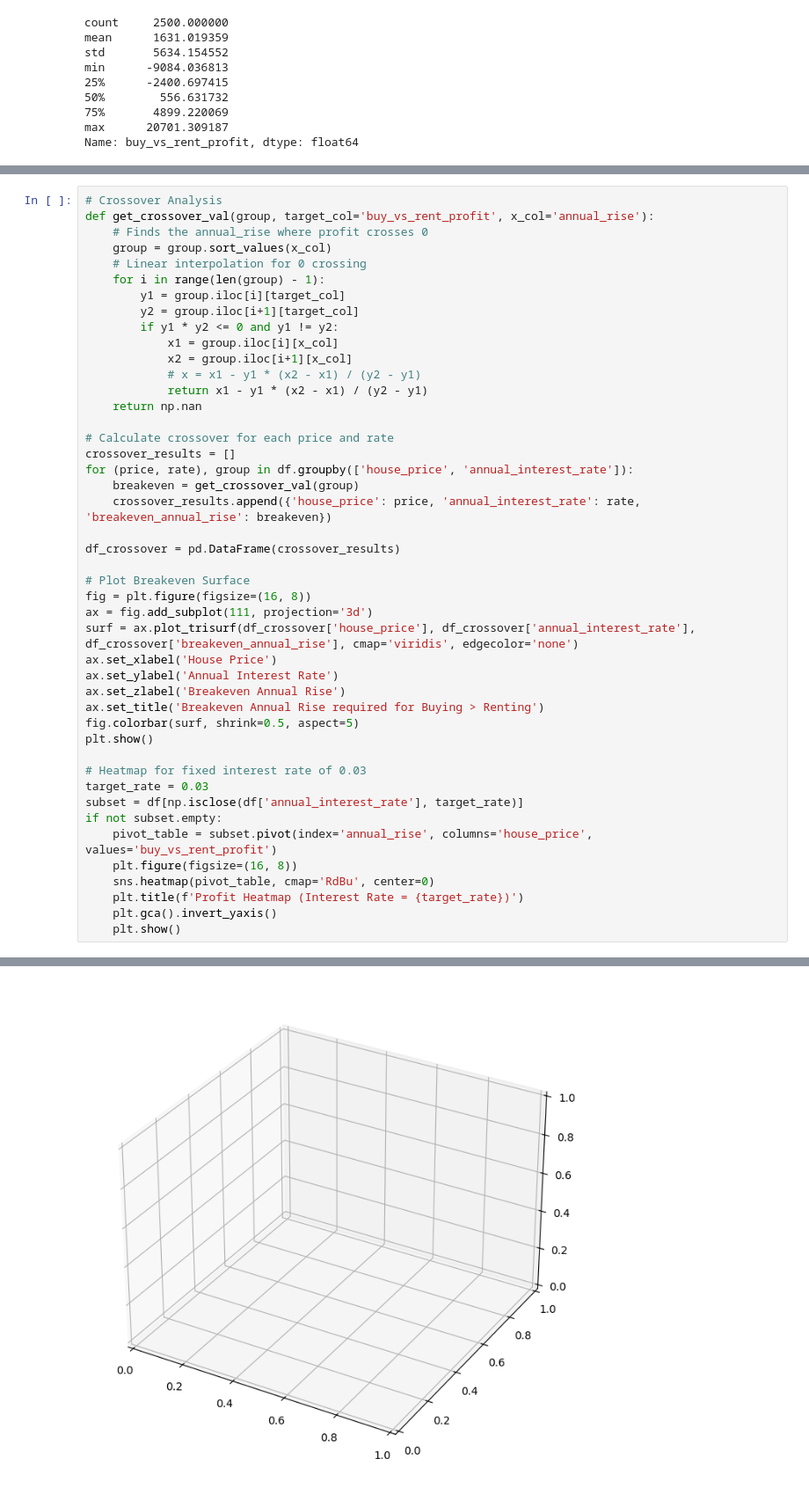
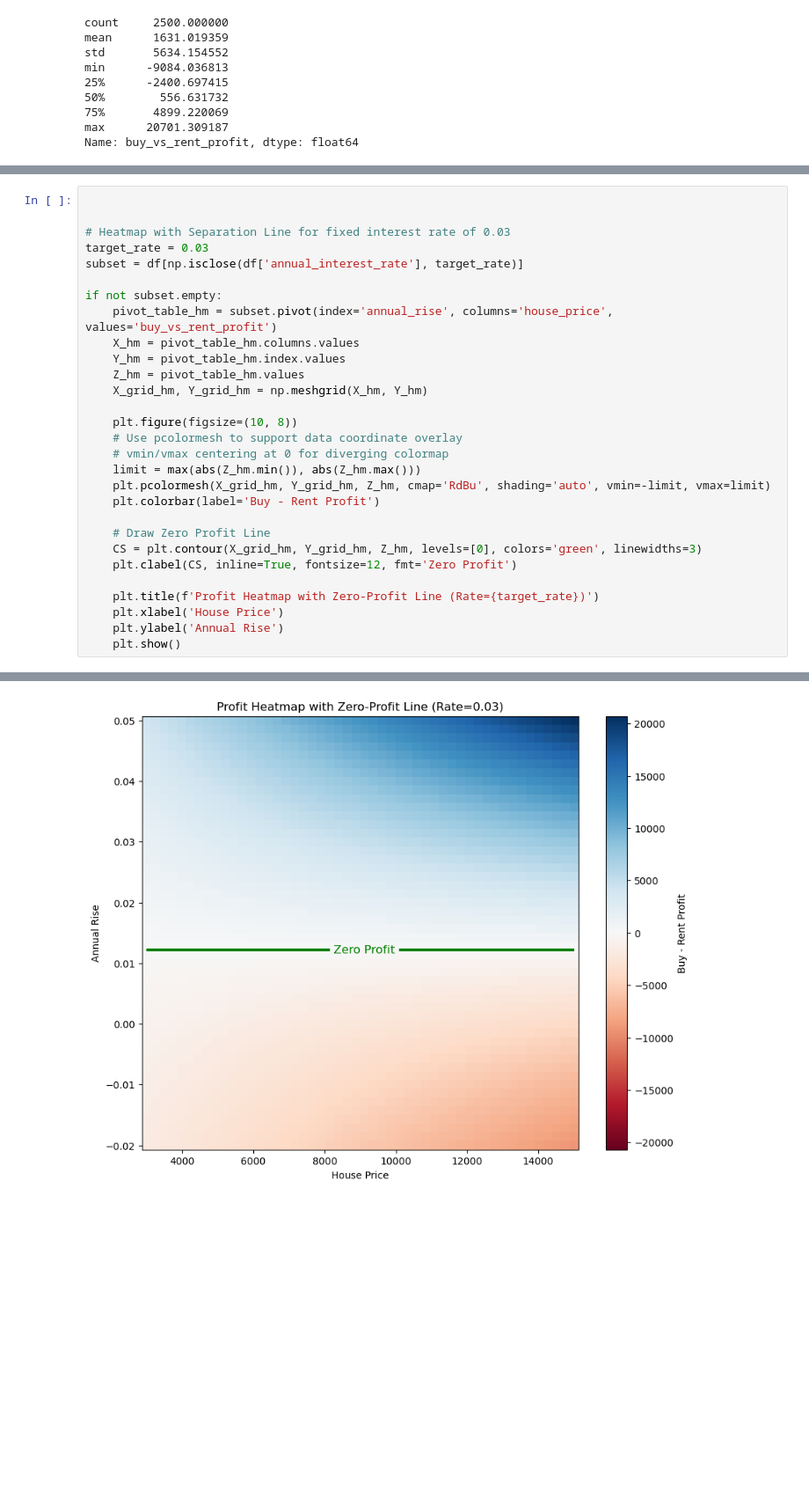
Before and after one commit to SJY-14/Modeling, a Jupyter notebook: housing.ipynb, the cells around one changed output, grey strips where cells are left out. Shown at 88% size. Cells and saved outputs as stored; diff of their text form; blank space fills up the shorter version.

Commit message:
Add function to draw contour for positive profit

```diff
--- a/housing.ipynb
+++ b/housing.ipynb
@@ -123,46 +121,30 @@ plt.show()
 # %%
-# Crossover Analysis
-def get_crossover_val(group, target_col='buy_vs_rent_profit', x_col='annual_rise'):
-    # Finds the annual_rise where profit crosses 0
-    group = group.sort_values(x_col)
-    # Linear interpolation for 0 crossing
-    for i in range(len(group) - 1):
-        y1 = group.iloc[i][target_col]
-        y2 = group.iloc[i+1][target_col]
-        if y1 * y2 <= 0 and y1 != y2:
-            x1 = group.iloc[i][x_col]
-            x2 = group.iloc[i+1][x_col]
-            # x = x1 - y1 * (x2 - x1) / (y2 - y1)
-            return x1 - y1 * (x2 - x1) / (y2 - y1)
-    return np.nan
 
-# Calculate crossover for each price and rate
-crossover_results = []
-for (price, rate), group in df.groupby(['house_price', 'annual_interest_rate']):
-    breakeven = get_crossover_val(group)
-    crossover_results.append({'house_price': price, 'annual_interest_rate': rate, 'breakeven_annual_rise': breakeven})
 
-df_crossover = pd.DataFrame(crossover_results)
-
-# Plot Breakeven Surface
-fig = plt.figure(figsize=(16, 8))
-ax = fig.add_subplot(111, projection='3d')
-surf = ax.plot_trisurf(df_crossover['house_price'], df_crossover['annual_interest_rate'], df_crossover['breakeven_annual_rise'], cmap='viridis', edgecolor='none')
-ax.set_xlabel('House Price')
-ax.set_ylabel('Annual Interest Rate')
-ax.set_zlabel('Breakeven Annual Rise')
-ax.set_title('Breakeven Annual Rise required for Buying > Renting')
-fig.colorbar(surf, shrink=0.5, aspect=5)
-plt.show()
-
-# Heatmap for fixed interest rate of 0.03
+# Heatmap with Separation Line for fixed interest rate of 0.03
 target_rate = 0.03
 subset = df[np.isclose(df['annual_interest_rate'], target_rate)]
+
 if not subset.empty:
-    pivot_table = subset.pivot(index='annual_rise', columns='house_price', values='buy_vs_rent_profit')
-    plt.figure(figsize=(16, 8))
-    sns.heatmap(pivot_table, cmap='RdBu', center=0)
-    plt.title(f'Profit Heatmap (Interest Rate = {target_rate})')
-    plt.gca().invert_yaxis()
+    pivot_table_hm = subset.pivot(index='annual_rise', columns='house_price', values='buy_vs_rent_profit')
+    X_hm = pivot_table_hm.columns.values
+    Y_hm = pivot_table_hm.index.values
+    Z_hm = pivot_table_hm.values
+    X_grid_hm, Y_grid_hm = np.meshgrid(X_hm, Y_hm)
+
+    plt.figure(figsize=(10, 8))
+    # Use pcolormesh to support data coordinate overlay
+    # vmin/vmax centering at 0 for diverging colormap
+    limit = max(abs(Z_hm.min()), abs(Z_hm.max()))
+    plt.pcolormesh(X_grid_hm, Y_grid_hm, Z_hm, cmap='RdBu', shading='auto', vmin=-limit, vmax=limit)
+    plt.colorbar(label='Buy - Rent Profit')
+
+    # Draw Zero Profit Line
+    CS = plt.contour(X_grid_hm, Y_grid_hm, Z_hm, levels=[0], colors='green', linewidths=3)
+    plt.clabel(CS, inline=True, fontsize=12, fmt='Zero Profit')
+
+    plt.title(f'Profit Heatmap with Zero-Profit Line (Rate={target_rate})')
+    plt.xlabel('House Price')
+    plt.ylabel('Annual Rise')
     plt.show()
 # %% [output]
@@ -170 +151 @@ RuntimeError: Error in qhull Delaunay triangulation calculation: singular input
-[figure, old version]
+[figure, new version]
```
Also changed, not shown: parts of 2 cells of this notebook, 1 other file.
